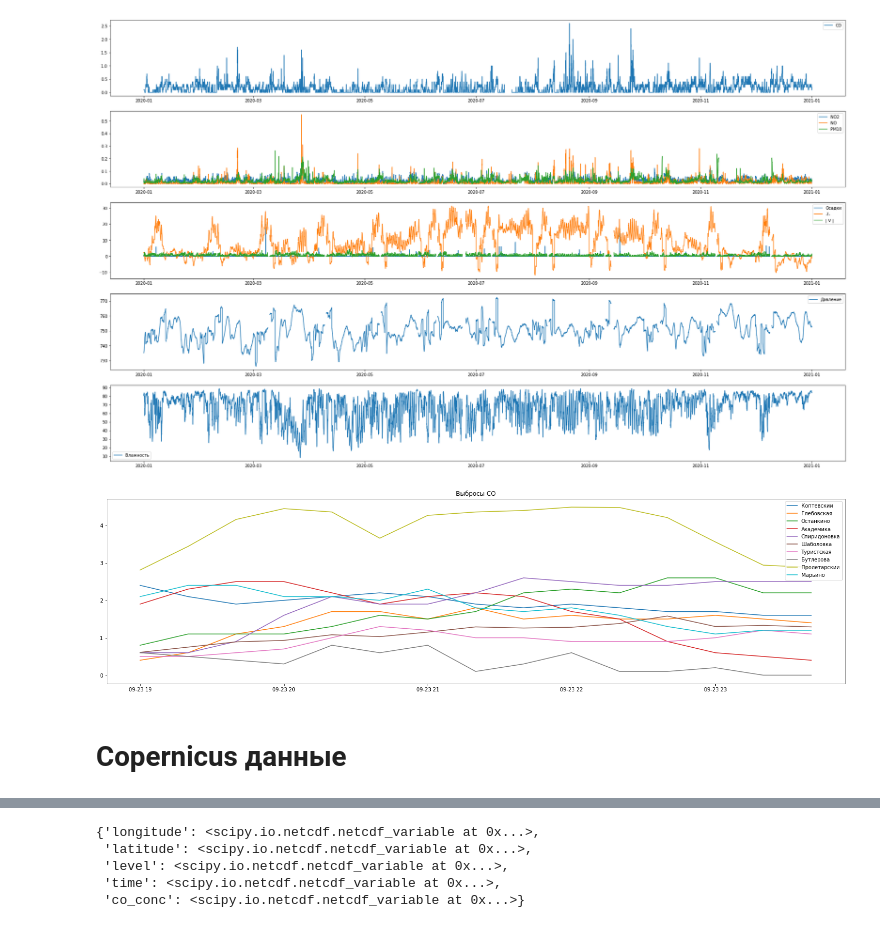
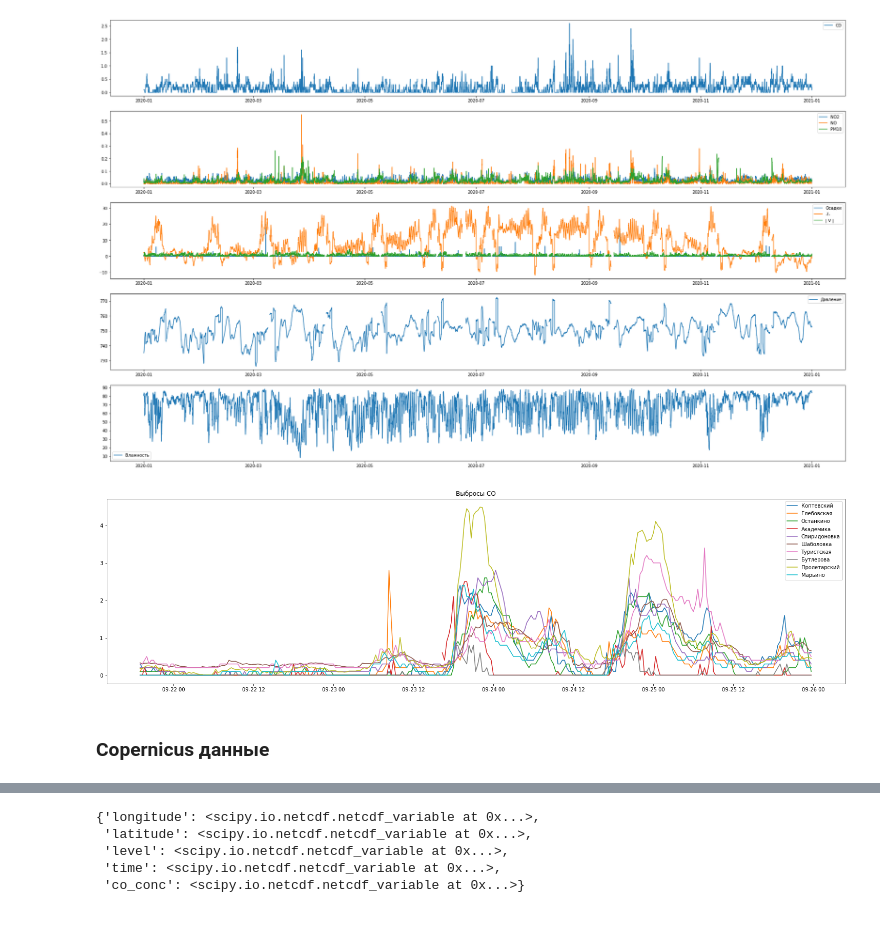
Before and after one commit to vprud/air_tracer, a Jupyter notebook: notes/01_read_data.ipynb, the cells around one changed output, grey strips where cells are left out. Drawn from its saved outputs; the diff is of its cells as text; code cells hidden in the pictures.

```diff
--- a/notes/01_read_data.ipynb
+++ b/notes/01_read_data.ipynb
@@ -164,28 +148,28 @@ tmp_slice = pd.DataFrame(columns=['Дата и время', 'CO', 'NO2', 'NO', '
 # %%
 fig, axs = plt.subplots(1)
 
 # keys = ['Бутлерова', 'Пролетарскии', 'Марьино', 'Туристская', 'Глебовская']
 keys = datasets.keys()
 for key in keys:
-    mask = (datasets[key]['Дата и время'] >= '2020-09-23 19:00:00') & (datasets[key]['Дата и время'] < '2020-09-24 00:00:00')
+    mask = (datasets[key]['Дата и время'] >= '2020-09-21 19:00:00') & (datasets[key]['Дата и время'] < '2020-09-26 00:00:00')
     axs.plot(datasets[key][mask==True]['Дата и время'], datasets[key][mask==True]['CO'])
 
     tmp = datasets[key][mask==True].copy()
 
     tmp2 = posts_df.query('post_name == @key')
 
     tmp['latitude'] = tmp2['latitude'].values[0]
     tmp['longitude'] = tmp2['longitude'].values[0]
     tmp['post_name'] = tmp2['post_name'].values[0]
 
     tmp_slice = pd.concat([tmp_slice, tmp])
 
 axs.legend(keys)
 axs.set_title('Выбросы CO')
 set_size(20,5)
 # %% [output]
-[figure, old version]
+[figure, new version]
 # %%
 exmpl_data = tmp_slice[['Дата и время', 'CO', 'latitude', 'longitude', 'post_name']]
 # %% [markdown]
-# Copernicus данные
+### Copernicus данные
```
Also changed, not shown: parts of 24 cells of this notebook, 18 other files.
